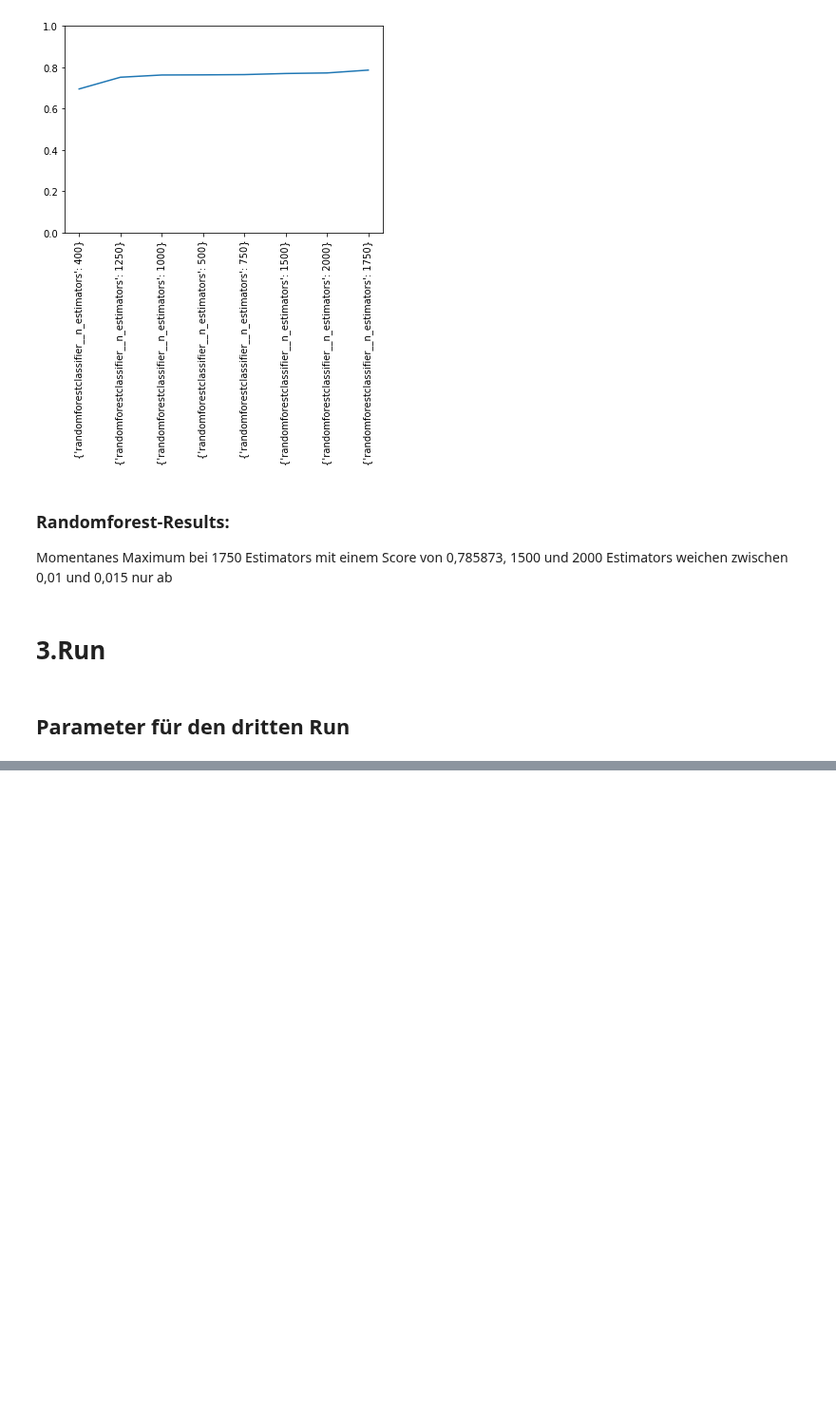
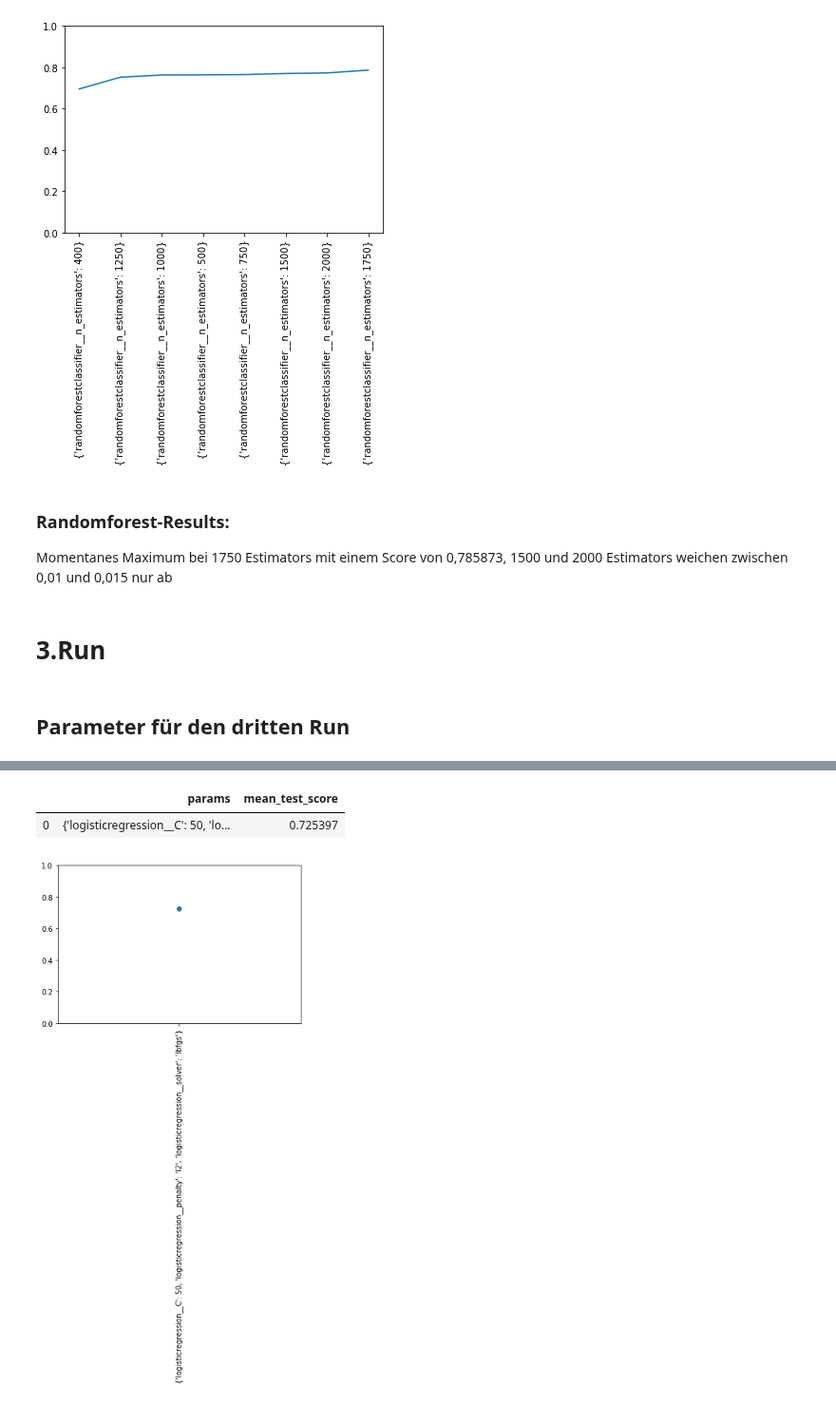
Before and after one commit to LennartKeller/TextklassifikationsProjekt2019, a Jupyter notebook: ReadHyperparamTuningResults.ipynb, the cells around one changed output, grey strips where cells are left out. Shown at 95% size. Drawn from its saved outputs; the diff is of its cells as text; code cells hidden in the pictures; blank space fills up the shorter version.

```diff
--- a/ReadHyperparamTuningResults.ipynb
+++ b/ReadHyperparamTuningResults.ipynb
@@ -455,0 +464,5 @@ all_pipes_params = [logreg, dectree, randomforest, nb]
+# %%
+logreg_results3 = pd.read_csv('hyperparam_results/ThirdRun/logisticregression_P1.csv').dropna()
+nb_results3 = pd.read_csv('hyperparam_results/ThirdRun/multinomialnb_P1.csv')
+dectree_results3 = pd.read_csv('hyperparam_results/ThirdRun/decisiontreeclassifier_P1.csv')
+randomforest_results3 = pd.read_csv('hyperparam_results/ThirdRun/randomforestclassifier_P1.csv').dropna()
@@ -455,0 +472,13 @@ all_pipes_params = [logreg, dectree, randomforest, nb]
+# %%
+logreg_results3.sort_values('mean_test_score', ascending=False)[['params', 'mean_test_score']][:10]
+# %% [output]
+|  | params | mean_test_score |
+| 0 | {'logisticregression__C': 50, 'lo... | 0.725397 |
+# %%
+plot_df = logreg_results3.sort_values('mean_test_score', ascending=True)
+plt.plot(list(range(len(plot_df))), plot_df.mean_test_score, marker='o')
+plt.xticks(list(range(len(plot_df))), list(map(str, plot_df.params)), rotation=90)
+plt.ylim(0,1)
+plt.show()
+# %% [output]
+[figure, added]
```
Also changed, not shown: parts of 18 cells of this notebook.
